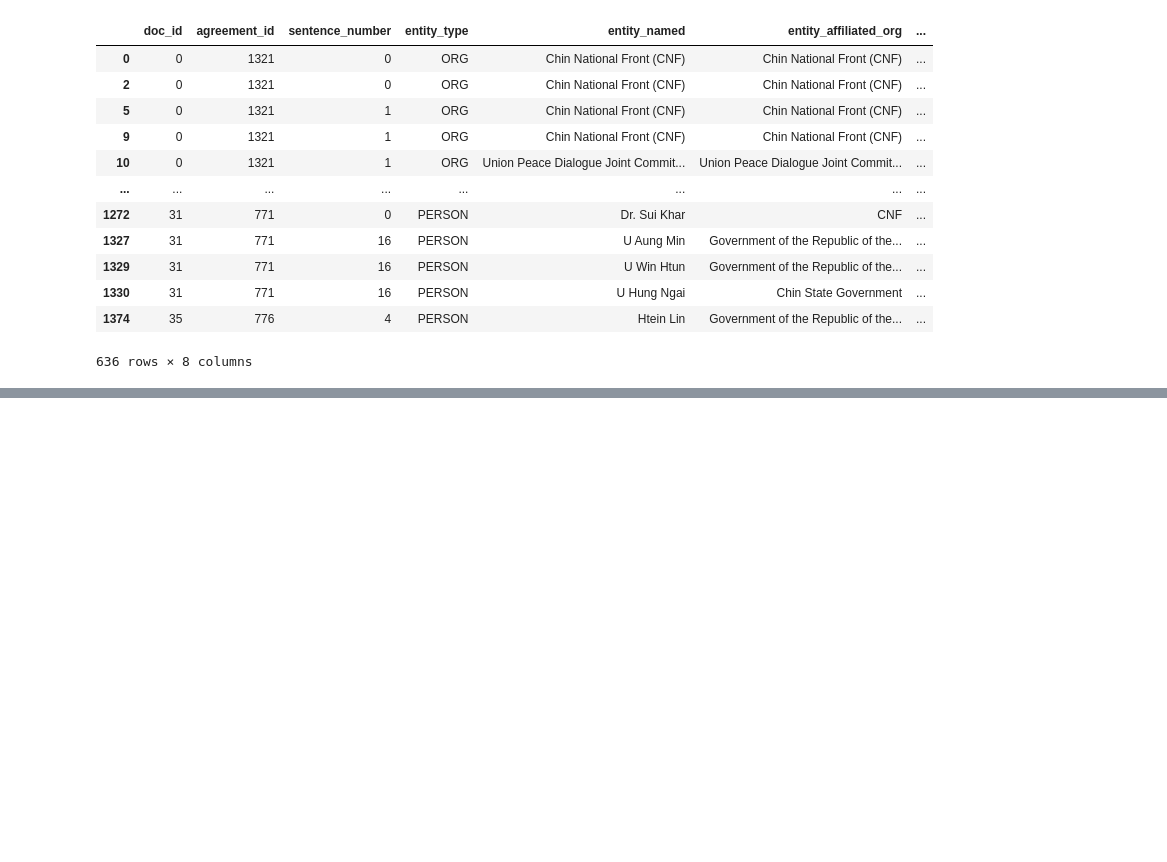
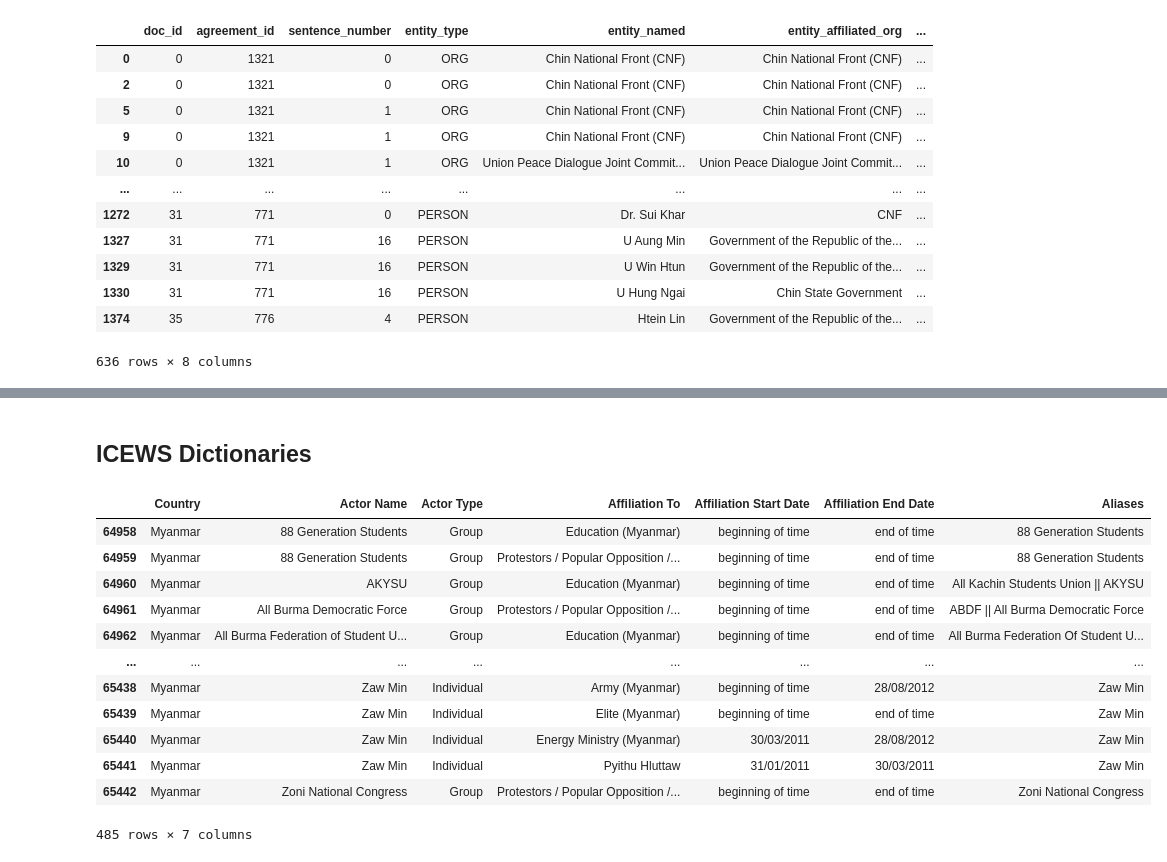
Before and after one commit to ToeLay/NER_Myanmar, a Jupyter notebook: get_dataset_mapping.ipynb, the cells around one changed output, grey strips where cells are left out. Saved outputs shown, nothing was run; the diff lists cells and outputs as text; code cells hidden in the pictures; blank space fills up the shorter version.

```diff
--- a/get_dataset_mapping.ipynb
+++ b/get_dataset_mapping.ipynb
@@ -392,3 +375,25 @@ m=manual.drop(columns=['Unnamed: 0', 'per_correction']).rename(columns={'entity'
 both=pd.concat([df, m])
 # %%
 both.to_csv('Myanmar_entities_person_orgs_withManual.csv')
+# %% [markdown]
+## ICEWS Dictionaries
+# %%
+icews=pd.read_csv('icews.actors.20181119.csv')
+# %%
+myanmar=pd.DataFrame(icews.loc[icews['Country']=='Myanmar'])
+# %%
+myanmar
+# %% [output]
+|  | Country | Actor Name | Actor Type | Affiliation To | Affiliation Start Date | Affiliation End Date | Aliases |
+| 64958 | Myanmar | 88 Generation Students | Group | Education (Myanmar) | beginning of time | end of time | 88 Generation Students |
+| 64959 | Myanmar | 88 Generation Students | Group | Protestors / Popular Opposition /... | beginning of time | end of time | 88 Generation Students |
+| 64960 | Myanmar | AKYSU | Group | Education (Myanmar) | beginning of time | end of time | All Kachin Students Union || AKYSU |
+| 64961 | Myanmar | All Burma Democratic Force | Group | Protestors / Popular Opposition /... | beginning of time | end of time | ABDF || All Burma Democratic Force |
+| 64962 | Myanmar | All Burma Federation of Student U... | Group | Education (Myanmar) | beginning of time | end of time | All Burma Federation Of Student U... |
+| ... | ... | ... | ... | ... | ... | ... | ... |
+| 65438 | Myanmar | Zaw Min | Individual | Army (Myanmar) | beginning of time | 28/08/2012 | Zaw Min |
+| 65439 | Myanmar | Zaw Min | Individual | Elite (Myanmar) | beginning of time | end of time | Zaw Min |
+| 65440 | Myanmar | Zaw Min | Individual | Energy Ministry (Myanmar) | 30/03/2011 | 28/08/2012 | Zaw Min |
+| 65441 | Myanmar | Zaw Min | Individual | Pyithu Hluttaw | 31/01/2011 | 30/03/2011 | Zaw Min |
+| 65442 | Myanmar | Zoni National Congress | Group | Protestors / Popular Opposition /... | beginning of time | end of time | Zoni National Congress |
+485 rows × 7 columns
```
Also changed, not shown: parts of 5 cells of this notebook.
